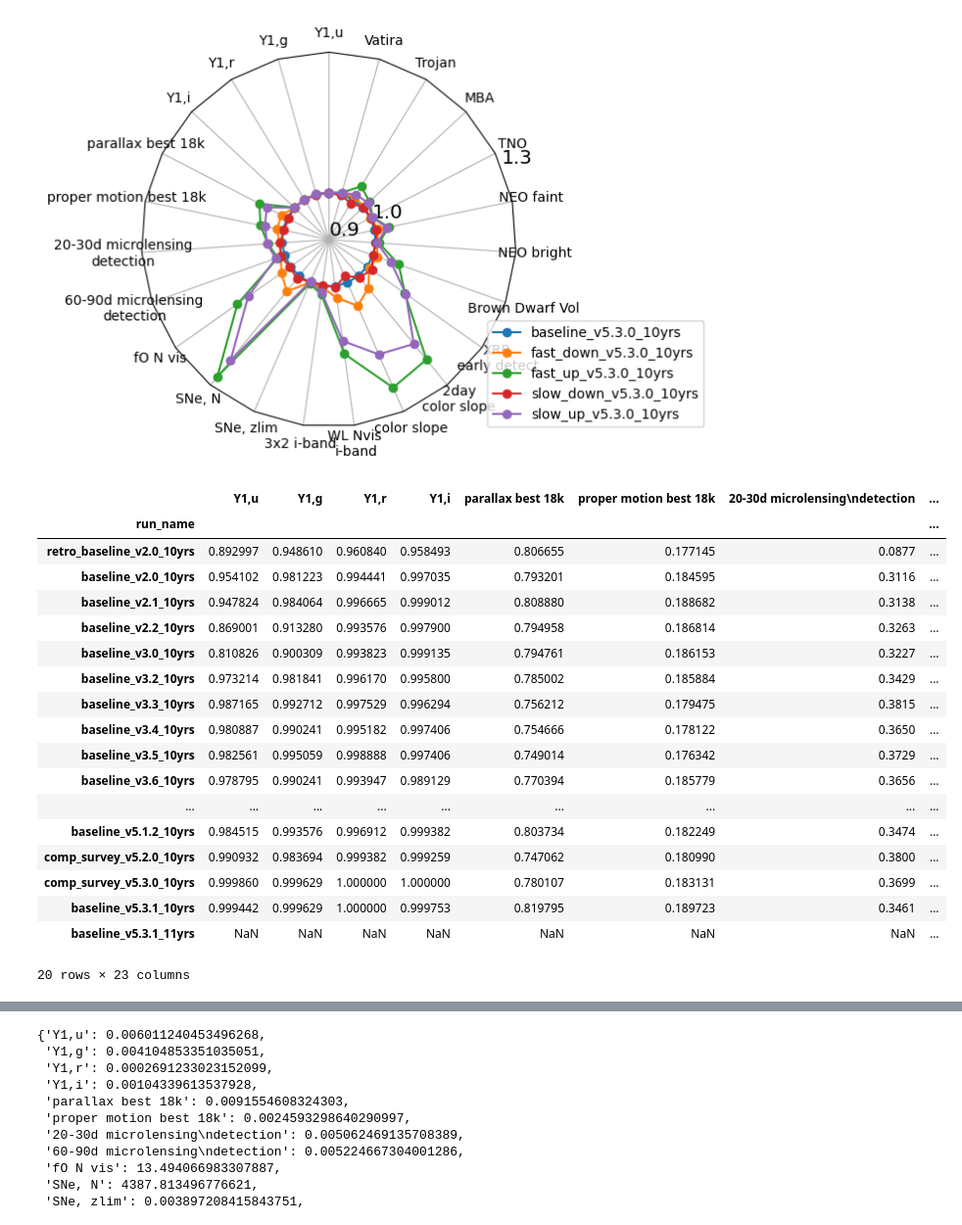
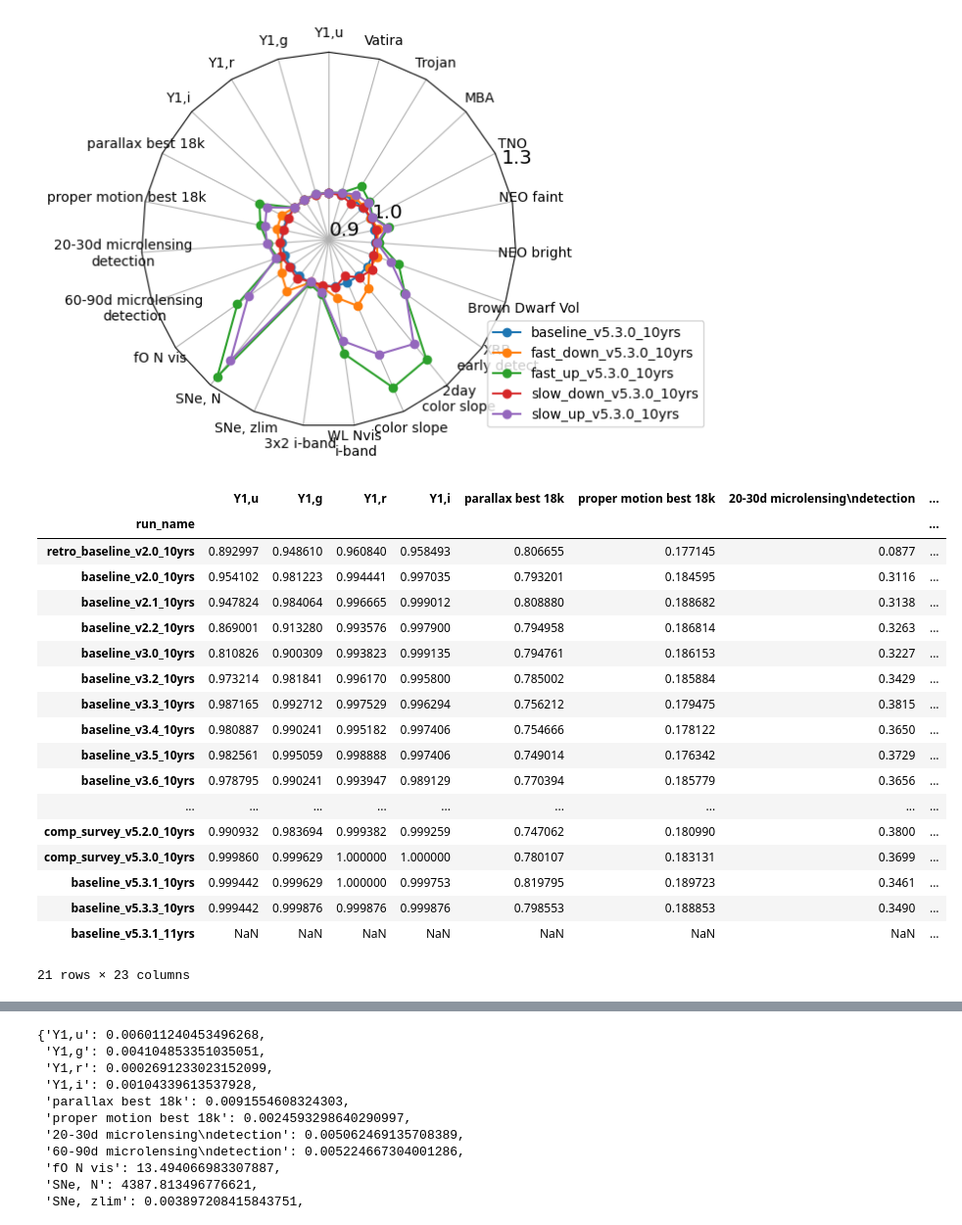
Before and after one commit to lsst-sims/sims_featureScheduler_runs5.3, a Jupyter notebook: maf/quick_look.ipynb, the cells around one changed output, grey strips where cells are left out. Shown at 98% size. Drawn from its saved outputs; the diff is of its cells as text; code cells hidden in the pictures.

```diff
--- a/maf/quick_look.ipynb
+++ b/maf/quick_look.ipynb
@@ -388,36 +396,36 @@ fig, ax = radar(ndata, legend=True, rgrids=[0.9, 1.0, 1.3], bbox_to_anchor=(1.5,
 # %%
 times = ['retro_baseline_v2.0_10yrs', 'baseline_v2.0_10yrs', 'baseline_v2.1_10yrs', 'baseline_v2.2_10yrs',
         'baseline_v3.0_10yrs',  'baseline_v3.2_10yrs', 'baseline_v3.3_10yrs', 'baseline_v3.4_10yrs',
           'baseline_v3.5_10yrs', 'baseline_v3.6_10yrs', 'baseline_v4.0_10yrs', 'baseline_v4.1_10yrs',
          'baseline_v4.2_10yrs', "baseline_v4.3.5_10yrs","baseline_v5.0.1_10yrs",
           "baseline_v5.1.2_10yrs","comp_survey_v5.2.0_10yrs","comp_survey_v5.3.0_10yrs","baseline_v5.3.1_10yrs",
-        "baseline_v5.3.1_11yrs",]
+        "baseline_v5.3.3_10yrs", "baseline_v5.3.1_11yrs",]
 
 sub_data = data.reindex(labels=times)
 sub_ddf = ddf_data.reindex(labels=times)
 sub_mag = mag_data.reindex(labels=times)
 sub_gaps = gaps_data.reindex(labels=times)
 sub_data
 # %% [output]
 |  | Y1,u | Y1,g | Y1,r | Y1,i | parallax best 18k | proper motion best 18k | 20-30d microlensing\ndetection | ... |
 | run_name |  |  |  |  |  |  |  | ... |
 | retro_baseline_v2.0_10yrs | 0.892997 | 0.948610 | 0.960840 | 0.958493 | 0.806655 | 0.177145 | 0.0877 | ... |
 | baseline_v2.0_10yrs | 0.954102 | 0.981223 | 0.994441 | 0.997035 | 0.793201 | 0.184595 | 0.3116 | ... |
 | baseline_v2.1_10yrs | 0.947824 | 0.984064 | 0.996665 | 0.999012 | 0.808880 | 0.188682 | 0.3138 | ... |
 | baseline_v2.2_10yrs | 0.869001 | 0.913280 | 0.993576 | 0.997900 | 0.794958 | 0.186814 | 0.3263 | ... |
 | baseline_v3.0_10yrs | 0.810826 | 0.900309 | 0.993823 | 0.999135 | 0.794761 | 0.186153 | 0.3227 | ... |
 | baseline_v3.2_10yrs | 0.973214 | 0.981841 | 0.996170 | 0.995800 | 0.785002 | 0.185884 | 0.3429 | ... |
 | baseline_v3.3_10yrs | 0.987165 | 0.992712 | 0.997529 | 0.996294 | 0.756212 | 0.179475 | 0.3815 | ... |
 | baseline_v3.4_10yrs | 0.980887 | 0.990241 | 0.995182 | 0.997406 | 0.754666 | 0.178122 | 0.3650 | ... |
 | baseline_v3.5_10yrs | 0.982561 | 0.995059 | 0.998888 | 0.997406 | 0.749014 | 0.176342 | 0.3729 | ... |
 | baseline_v3.6_10yrs | 0.978795 | 0.990241 | 0.993947 | 0.989129 | 0.770394 | 0.185779 | 0.3656 | ... |
 | ... | ... | ... | ... | ... | ... | ... | ... | ... |
-| baseline_v5.1.2_10yrs | 0.984515 | 0.993576 | 0.996912 | 0.999382 | 0.803734 | 0.182249 | 0.3474 | ... |
 | comp_survey_v5.2.0_10yrs | 0.990932 | 0.983694 | 0.999382 | 0.999259 | 0.747062 | 0.180990 | 0.3800 | ... |
 | comp_survey_v5.3.0_10yrs | 0.999860 | 0.999629 | 1.000000 | 1.000000 | 0.780107 | 0.183131 | 0.3699 | ... |
 | baseline_v5.3.1_10yrs | 0.999442 | 0.999629 | 1.000000 | 0.999753 | 0.819795 | 0.189723 | 0.3461 | ... |
+| baseline_v5.3.3_10yrs | 0.999442 | 0.999876 | 0.999876 | 0.999876 | 0.798553 | 0.188853 | 0.3490 | ... |
 | baseline_v5.3.1_11yrs | NaN | NaN | NaN | NaN | NaN | NaN | NaN | ... |
-20 rows × 23 columns
+21 rows × 23 columns
 # %%
 # Rough error bars from weather simulations
 std_dict = {}
```
Also changed, not shown: parts of 4 cells of this notebook, 1 other file.
